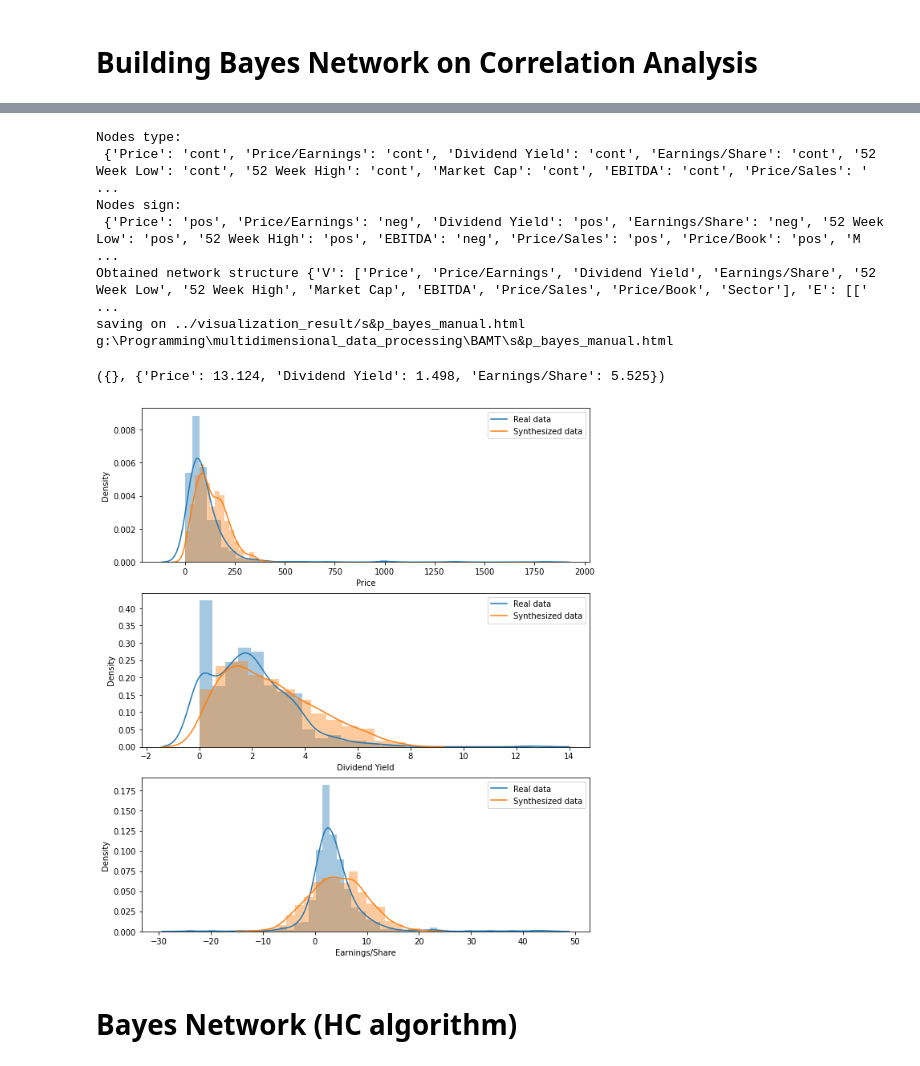
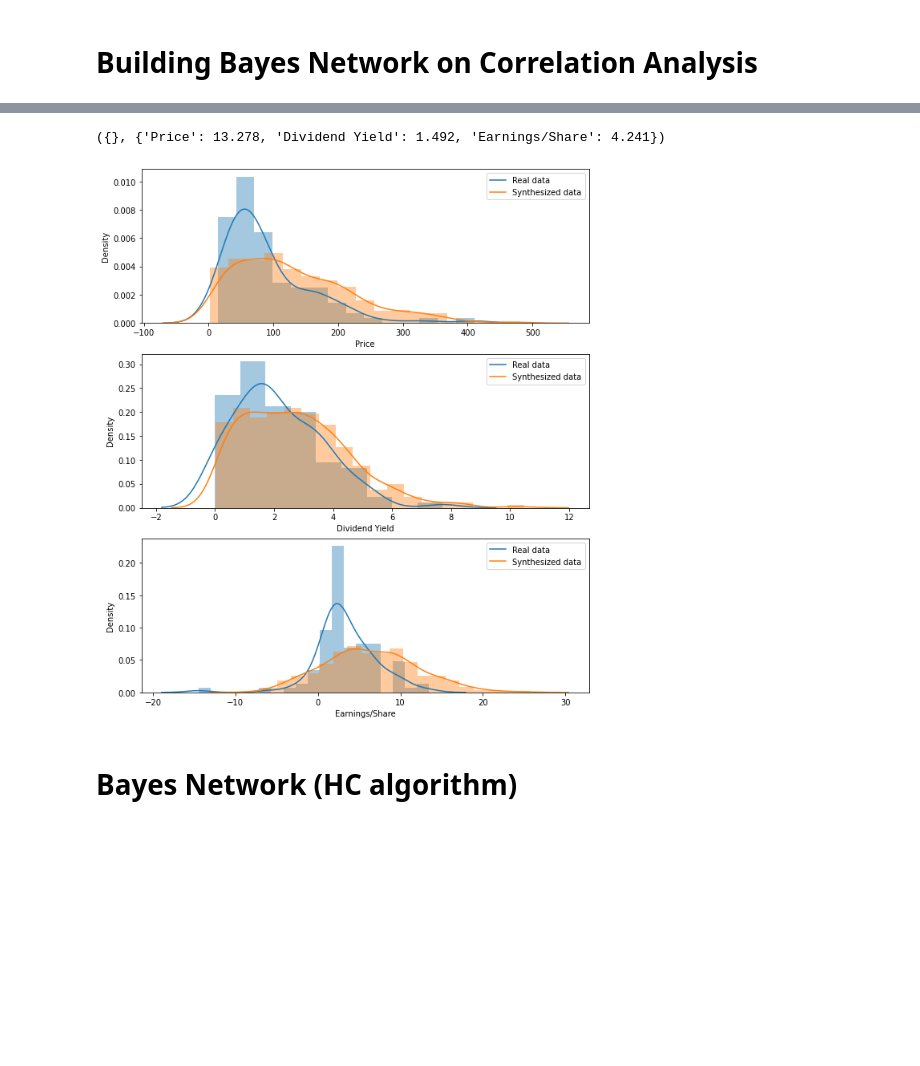
Before and after one commit to morkovka1337/multidimensional_data_processing, a Jupyter notebook: task3_BAMT.ipynb, the cells around one changed output, grey strips where cells are left out. Drawn from its saved outputs; the diff is of its cells as text; code cells hidden in the pictures; blank space fills up the shorter version.

```diff
--- a/task3_BAMT.ipynb
+++ b/task3_BAMT.ipynb
@@ -31,6 +31,7 @@ data = data[['Price',	'Price/Earnings', 'Dividend Yield',	'Earnings/Share',
              'Price/Sales',	'Price/Book', 'Sector']]
 data.dropna(inplace=True)
 data.reset_index(inplace=True, drop=True)
-data
+train, test = train_test_split(data, test_size=0.2, random_state=42)
+train
 # %% [output]
 |  | Price | Price/Earnings | Dividend Yield | Earnings/Share | 52 Week Low | 52 Week High | Market Cap | ... |
@@ -319,79 +376,33 @@ data.corr()
 # %%
 
-nodes_type = get_nodes_type(data)
-nodes_type['Market Cap'] = 'cont'
-print("Nodes type:\n", nodes_type)
-nodes_sign = get_nodes_sign(data)
-nodes_sign['Market Cap'] = 'pos'
-print("Nodes sign:\n", nodes_sign)
-bayes_manual = dict(
-    {'V': ['Price',
-           'Price/Earnings',
-           'Dividend Yield',
-           'Earnings/Share',
-           '52 Week Low',
-           '52 Week High',
-           'Market Cap',
-           'EBITDA',
-           'Price/Sales',
-           'Price/Book',
-           'Sector'],
-     'E': [
-
-        ['52 Week High', 'Price'],
-        ['52 Week Low', 'Price'],
-        ['Market Cap', 'Price'],
-
-        ['52 Week High', 'Dividend Yield'],
-        ['52 Week Low', 'Dividend Yield'],
-        ['Price', 'Dividend Yield'],
-
-
-        ['52 Week High', 'Earnings/Share'],
-        ['Price/Sales', 'Earnings/Share'],
-        ['Price', 'Earnings/Share'],
-        ['Dividend Yield', 'Earnings/Share'],
-    ]
-    }
-)
-print("Obtained network structure", bayes_manual)
-
-draw_BN(bayes_manual, nodes_type, 's&p_bayes_manual')
-
-params = parameter_learning(data, nodes_type, bayes_manual, 'simple')
+params = parameter_learning(train, nodes_type, bayes_manual, 'simple')
 save_structure(bayes_manual, 's&p_bayes_manual_structure')
 skel = read_structure('s&p_bayes_manual_structure')
 save_params(params, 's&p_bayes_manual_params')
 params = read_params('s&p_bayes_manual_params')
 bayes_manual = HyBayesianNetwork(skel, params)
 synth_df = generate_synthetics(bayes_manual, nodes_sign, 'simple', 800)
 
 fix, ax = plt.subplots(3, 1, figsize=(10, 12))
 
-sns.distplot(data['Price'], ax=ax[0])
+
+sns.distplot(test['Price'], ax=ax[0])
 sns.distplot(synth_df['Price'], ax=ax[0])
 ax[0].legend(['Real data', 'Synthesized data'])
 
-sns.distplot(data['Dividend Yield'], ax=ax[1])
+sns.distplot(test['Dividend Yield'], ax=ax[1])
 sns.distplot(synth_df['Dividend Yield'], ax=ax[1])
 ax[1].legend(['Real data', 'Synthesized data'])
 
-sns.distplot(data['Earnings/Share'], ax=ax[2])
+sns.distplot(test['Earnings/Share'], ax=ax[2])
 sns.distplot(synth_df['Earnings/Share'], ax=ax[2])
 ax[2].legend(['Real data', 'Synthesized data'])
 
 print(calculate_acc(bayes_manual, data, [
       'Price', 'Dividend Yield', 'Earnings/Share'], 'simple')[0:2])
 # %% [output]
-Nodes type:
- {'Price': 'cont', 'Price/Earnings': 'cont', 'Dividend Yield': 'cont', 'Earnings/Share': 'cont', '52 Week Low': 'cont', '52 Week High': 'cont', 'Market Cap': 'cont', 'EBITDA': 'cont', 'Price/Sales': ' ...
-Nodes sign:
- {'Price': 'pos', 'Price/Earnings': 'neg', 'Dividend Yield': 'pos', 'Earnings/Share': 'neg', '52 Week Low': 'pos', '52 Week High': 'pos', 'EBITDA': 'neg', 'Price/Sales': 'pos', 'Price/Book': 'pos', 'M ...
-Obtained network structure {'V': ['Price', 'Price/Earnings', 'Dividend Yield', 'Earnings/Share', '52 Week Low', '52 Week High', 'Market Cap', 'EBITDA', 'Price/Sales', 'Price/Book', 'Sector'], 'E': [[' ...
-saving on ../visualization_result/s&p_bayes_manual.html
-g:\Programming\multidimensional_data_processing\BAMT\s&p_bayes_manual.html
+({}, {'Price': 13.278, 'Dividend Yield': 1.492, 'Earnings/Share': 4.241})
-({}, {'Price': 13.124, 'Dividend Yield': 1.498, 'Earnings/Share': 5.525})
-[figure, old version]
+[figure, new version]
 # %% [markdown]
 # Bayes Network (HC algorithm)
 # %%
```
Also changed, not shown: parts of 13 cells of this notebook.
